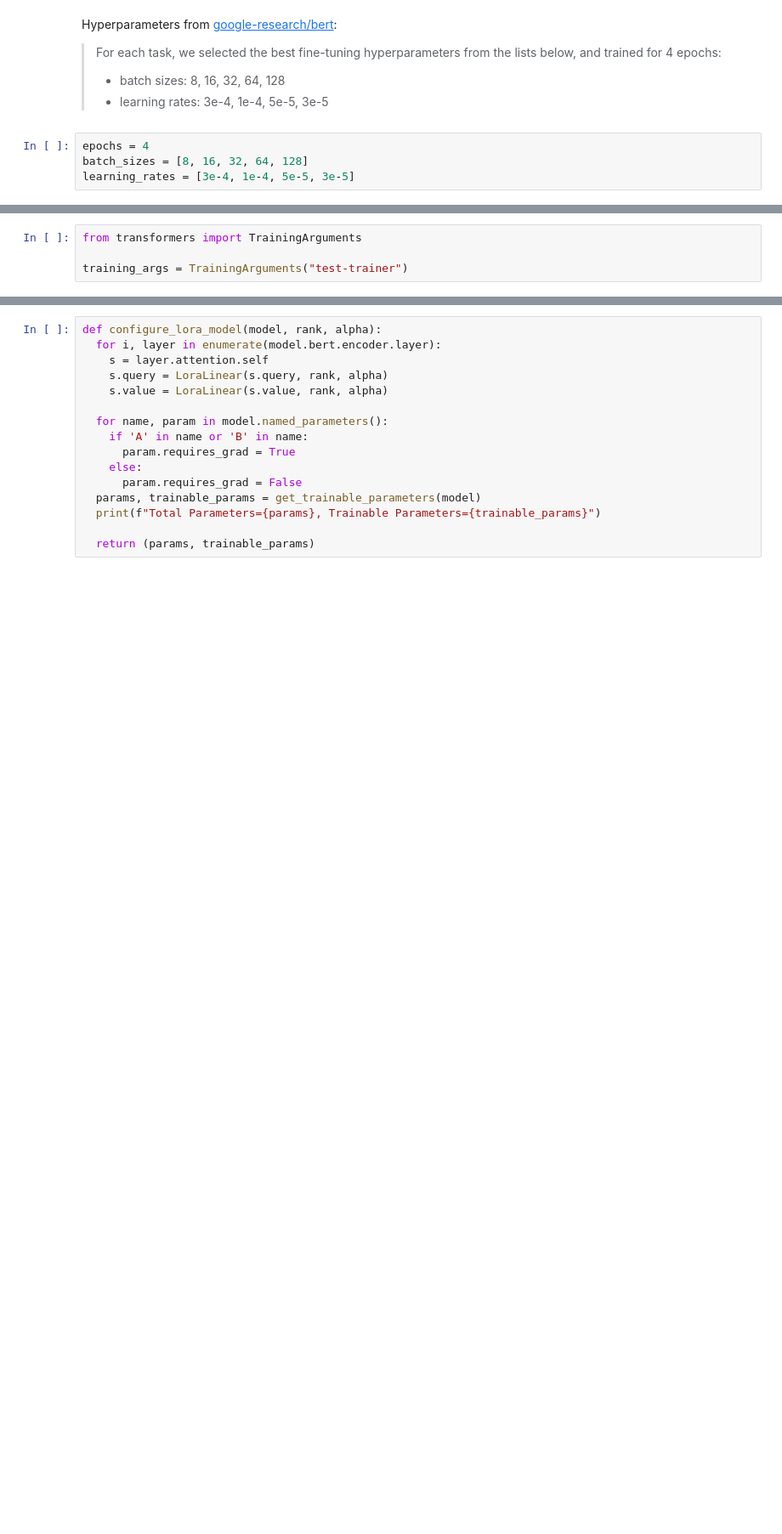
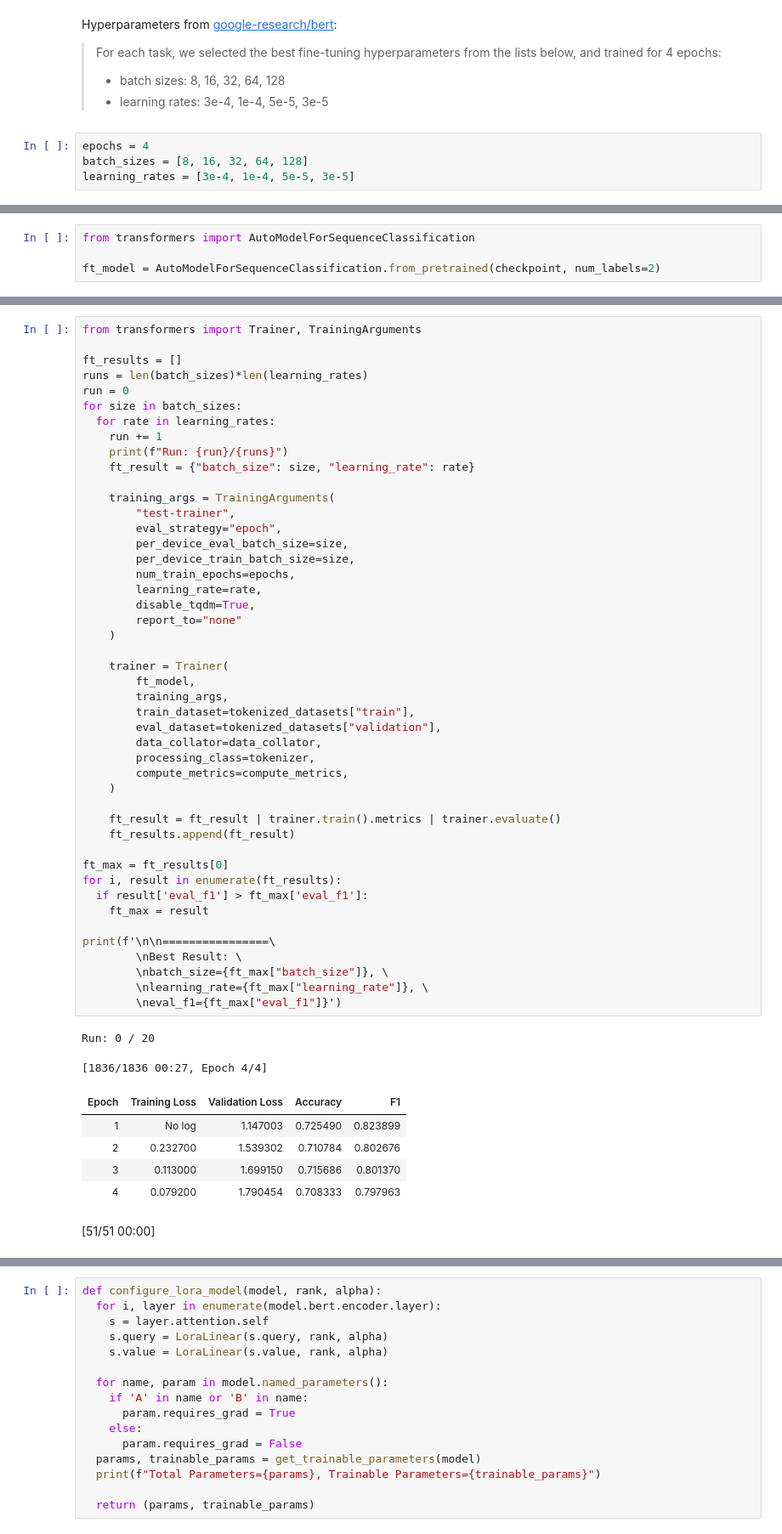
Before and after one commit to danjshaw/ece57000-finalProject, a Jupyter notebook: BERT_LoRA.ipynb, the cells around one changed output, grey strips where cells are left out. Shown at 85% size. Saved outputs shown, nothing was run; the diff lists cells and outputs as text; blank space fills up the shorter version.

```diff
--- a/BERT_LoRA.ipynb
+++ b/BERT_LoRA.ipynb
@@ -112,4 +63,4 @@ Asking to truncate to max_length but no maximum length is provided and the model
-# %%
-from transformers import TrainingArguments
-
-training_args = TrainingArguments("test-trainer")
+# %%
+from transformers import AutoModelForSequenceClassification
+
+ft_model = AutoModelForSequenceClassification.from_pretrained(checkpoint, num_labels=2)
@@ -115,0 +78,55 @@ training_args = TrainingArguments("test-trainer")
+# %%
+from transformers import Trainer, TrainingArguments
+
+ft_results = []
+runs = len(batch_sizes)*len(learning_rates)
+run = 0
+for size in batch_sizes:
+  for rate in learning_rates:
+    run += 1
+    print(f"Run: {run}/{runs}")
+    ft_result = {"batch_size": size, "learning_rate": rate}
+
+    training_args = TrainingArguments(
+        "test-trainer",
+        eval_strategy="epoch",
+        per_device_eval_batch_size=size,
+        per_device_train_batch_size=size,
+        num_train_epochs=epochs,
+        learning_rate=rate,
+        disable_tqdm=True,
+        report_to="none"
+    )
+
+    trainer = Trainer(
+        ft_model,
+        training_args,
+        train_dataset=tokenized_datasets["train"],
+        eval_dataset=tokenized_datasets["validation"],
+        data_collator=data_collator,
+        processing_class=tokenizer,
+        compute_metrics=compute_metrics,
+    )
+
+    ft_result = ft_result | trainer.train().metrics | trainer.evaluate()
+    ft_results.append(ft_result)
+
+ft_max = ft_results[0]
+for i, result in enumerate(ft_results):
+  if result['eval_f1'] > ft_max['eval_f1']:
+    ft_max = result
+
+print(f'\n\n================\
+        \nBest Result: \
+        \nbatch_size={ft_max["batch_size"]}, \
+        \nlearning_rate={ft_max["learning_rate"]}, \
+        \neval_f1={ft_max["eval_f1"]}')
+# %% [output]
+Run: 0 / 20
+[1836/1836 00:27, Epoch 4/4]
+| Epoch | Training Loss | Validation Loss | Accuracy | F1 |
+| 1 | No log | 1.147003 | 0.725490 | 0.823899 |
+| 2 | 0.232700 | 1.539302 | 0.710784 | 0.802676 |
+| 3 | 0.113000 | 1.699150 | 0.715686 | 0.801370 |
+| 4 | 0.079200 | 1.790454 | 0.708333 | 0.797963 |
+[51/51 00:00]
```
Also changed, not shown: parts of 23 cells of this notebook.
